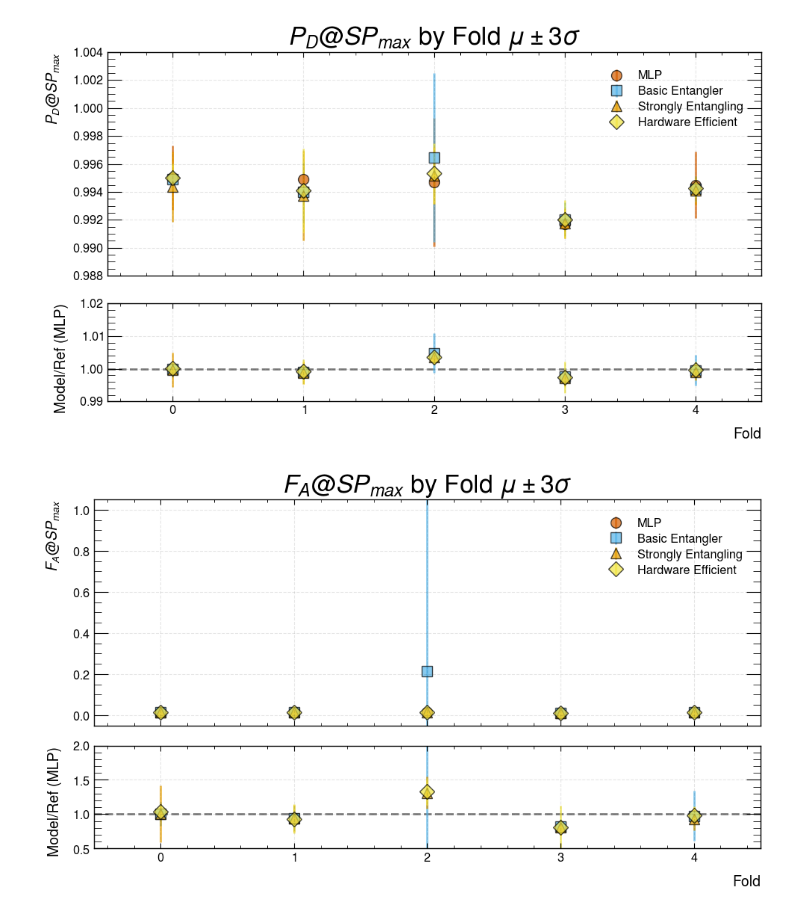
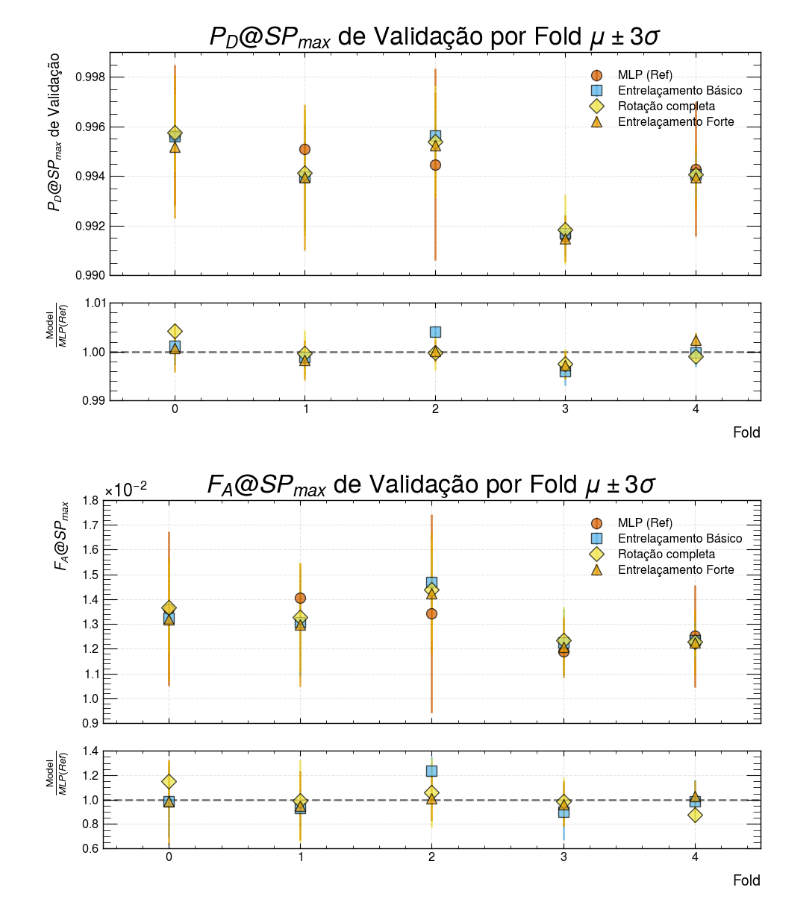
Before and after one commit to ringer-ufrj-br/neuralnet, a Jupyter notebook: notebooks/binary_classification.ipynb, the cells around one changed output. Saved outputs shown, nothing was run; the diff lists cells and outputs as text; code cells hidden in the pictures.

```diff
--- a/notebooks/binary_classification.ipynb
+++ b/notebooks/binary_classification.ipynb
@@ -20,29 +21,29 @@ To enable the following instructions: AVX2 AVX_VNNI FMA, in other operations, re
 jobs_dir = Path.home() / "data" / "neuralnet_jobs"
 jobs = {
     'mlp':{
-        "model_label": "MLP",
+        "model_label": "MLP (Ref)",
         "path": jobs_dir / 'mlp',
         "color": "C0",
         "marker": "o",
     },
     'basic_entangler': {
-        "model_label": "Basic Entangler",
+        "model_label": "Entrelaçamento Básico",
         "path": jobs_dir / 'basic_entangler',
         "color": "C1",
         "marker": "s",
     },
+    'hardware_efficient': {
+        "model_label": "Rotação completa",
+        "path": jobs_dir / 'hardware_efficient',
+        "color": "C3",
+        "marker": "D",
+    },
     'strongly_entangling': {
-        "model_label": "Strongly Entangling",
+        "model_label": "Entrelaçamento Forte",
         "path": jobs_dir / 'strongly_entangling',
         "color": "C2",
         "marker": "^",
     },
-    'hardware_efficient': {
-        "model_label": "Hardware Efficient",
-        "path": jobs_dir / 'hardware_efficient',
-        "color": "C3",
-        "marker": "D",
-    }
 }
 # %%
 for job in jobs.values():
@@ -91,56 +113,55 @@ Processing job: Hardware Efficient
 # %%
-metric = 'train.tpr_max_sp'
-metric_label=r'$P_D @ SP_{max}$'
+metric = 'val.tpr_max_sp'
+metric_label=r'$P_D @ SP_{max}$ de Validação'
+to_plot = {}
+for job_name, job in jobs.items():
+    df = job['results_by_fold']
+    to_plot[job_name] = {
+        'label': job['model_label'],
+        'x': df['fold'],
+        'y': df[f'{metric}.mean'],
+        'yerr': 3*df[f'{metric}.std'],
+        'color': job['color'],
+        'marker': job['marker']
+    }
 fig, _, _ = plot_metric_comparison(
     metric_label=metric_label,
     ref_name='mlp',
-    to_plot={
-        job_name: {
-            'label': job['model_label'],
-            'x': job['results_by_fold']['fold'],
-            'y': job['results_by_fold'][f'{metric}.mean'],
-            'yerr': 3*job['results_by_fold'][f'{metric}.std'],
-            'color': job['color'],
-            'marker': job['marker']
-        }
-        for job_name, job in jobs.items()
-    },
+    to_plot=to_plot,
     fig_kwargs={
         'figsize': (10, 6)
     },
     xlim=(-0.5, 4.5),
     xticks=range(5),
-    title=f'{metric_label} by Fold $\mu \pm 3 \sigma$'
+    title=f'{metric_label} por Fold $\mu \pm 3 \sigma$'
 )
 fig.show()
 # %% [output]
-[figure, old version]
+[figure, new version]
 # %%
-metric = 'train.fpr_max_sp'
+metric = 'val.fpr_max_sp'
 metric_label=r'$F_A @ SP_{max}$'
+to_plot = {}
+for job_name, job in jobs.items():
+    to_plot[job_name] = {
+        'label': job['model_label'],
+        'x': job['results_by_fold']['fold'],
+        'y': job['results_by_fold'][f'{metric}.mean'],
+        'yerr': 3*job['results_by_fold'][f'{metric}.std'],
+        'color': job['color'],
+        'marker': job['marker']
+    }
 fig, _, _ = plot_metric_comparison(
     metric_label=metric_label,
     ref_name='mlp',
-    to_plot={
-        job_name: {
-            'label': job['model_label'],
-            'x': job['results_by_fold']['fold'],
-            'y': job['results_by_fold'][f'{metric}.mean'],
-            'yerr': 3*job['results_by_fold'][f'{metric}.std'],
-            'color': job['color'],
-            'marker': job['marker']
-        }
-        for job_name, job in jobs.items()
-    },
+    to_plot=to_plot,
     fig_kwargs={
         'figsize': (10, 6)
     },
     xlim=(-0.5, 4.5),
     xticks=range(5),
-    title=f'{metric_label} by Fold $\mu \pm 3 \sigma$',
-    scatter_ylim=(-0.05, 1.05),
-    ref_ratio_ylim=(0.5, 2)
+    title=f'{metric_label} de Validação por Fold $\mu \pm 3 \sigma$',
 )
 fig.show()
 # %% [output]
-[figure, old version]
+[figure, new version]
```
Also changed, not shown: parts of 12 cells of this notebook, 2 other files.
